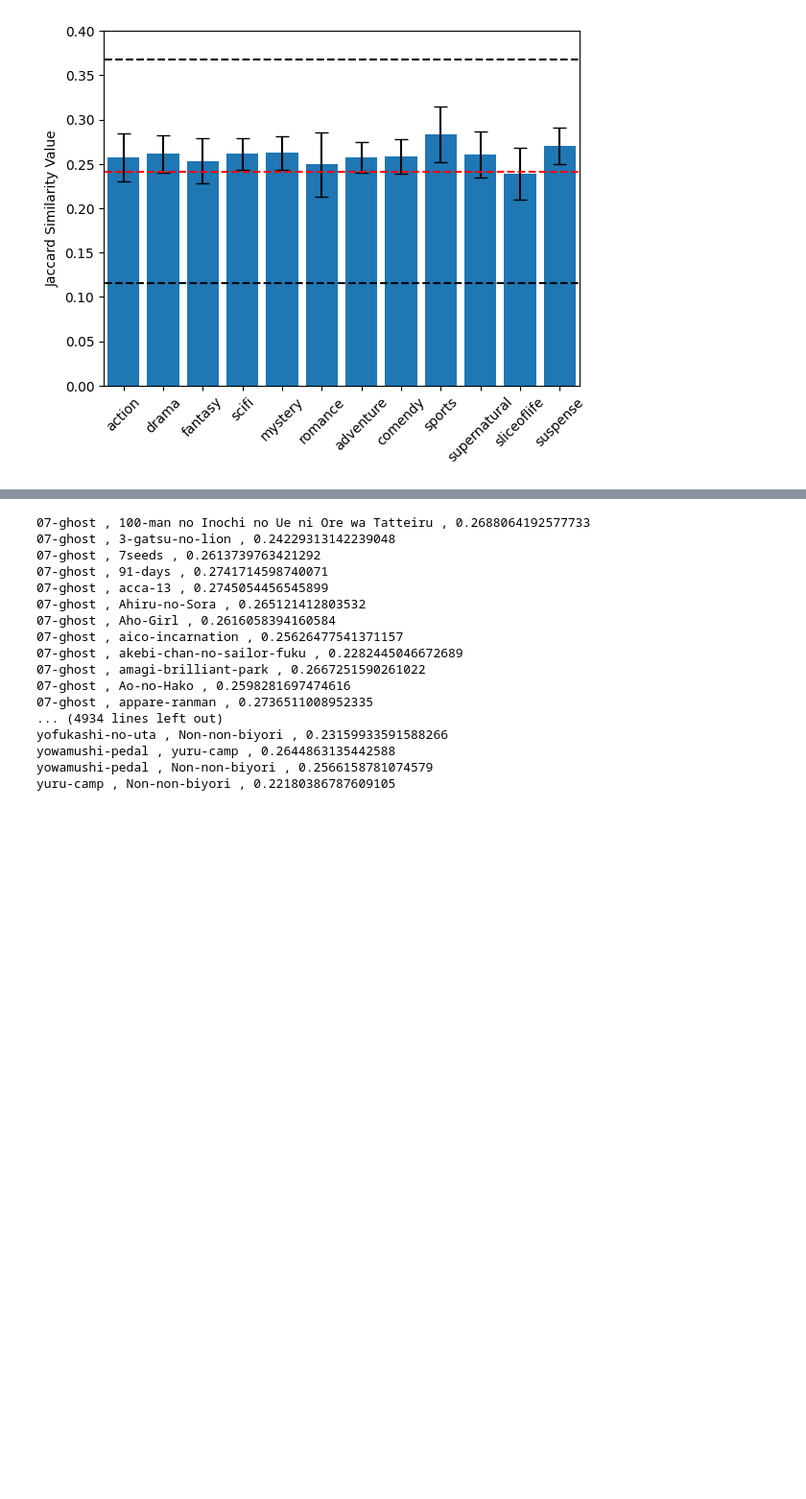
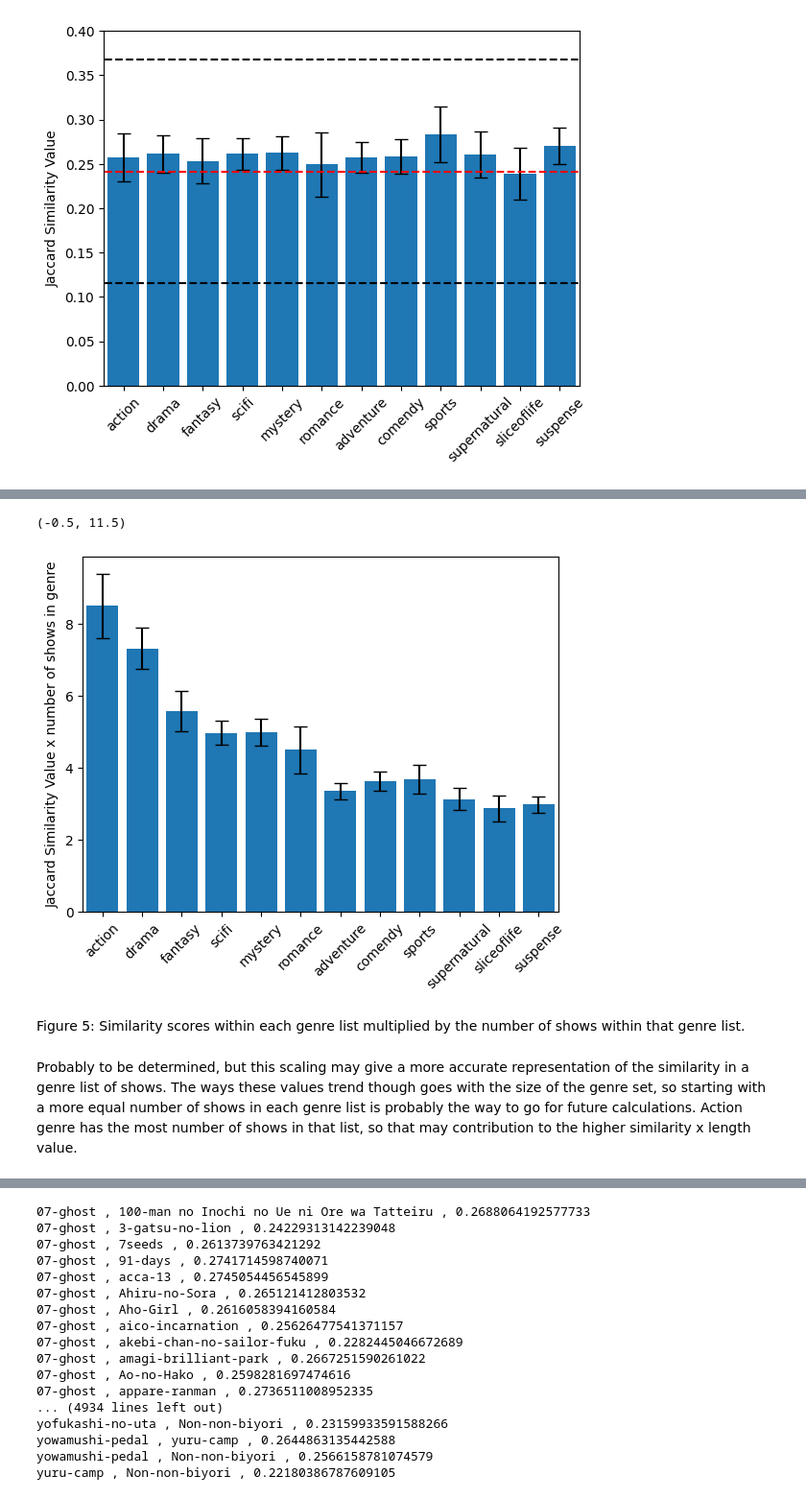
Before and after one commit to hhlohwv/Japanese-Similarity-Analysis, a Jupyter notebook: Japanese_similarity_analysis.ipynb, the cells around one changed output, grey strips where cells are left out. Shown at 96% size. Drawn from its saved outputs; the diff is of its cells as text; code cells hidden in the pictures; blank space fills up the shorter version.

```diff
--- a/Japanese_similarity_analysis.ipynb
+++ b/Japanese_similarity_analysis.ipynb
@@ -237,0 +239,8 @@ print(lemma_database['charlotte'])
+# %%
+# Number of unique lemmas are present in the entire dataset
+unique_lemmas = set()
+
+for series in lemma_database:
+    unique_lemmas = unique_lemmas.union(lemma_database[series])
+
+print(f"The total number of unique lemmas in the dataset is {len(unique_lemmas)}")
@@ -296,12 +331,0 @@ We can set this as a variable and see the impact.
-# %%
-import matplotlib.pyplot as plt
-import numpy as np
-from lemma_database_analysis import percentage_vocab_list
-
-core_domain_percent_threshold = 75  # percent threshold, greater is for core, less is for domain
-
-core_lemmas = percentage_vocab_list(lemma_database, core_domain_percent_threshold)
-
-database_minus_core = {}
-for series in lemma_database:
-    database_minus_core[series] = lemma_database[series].difference(core_lemmas)
@@ -635,0 +761,54 @@ plt.xlim((-0.5,11.5))
+# %%
+import matplotlib.pyplot as plt
+
+data2 = {
+        'action':action_similarity * len(action_shows),
+        'drama':drama_similarity * len(drama_shows),
+        'fantasy':fantasy_similarity * len(fantasy_shows),
+        'scifi':scifi_similarity * len(scifi_shows),
+        'mystery':mystery_similarity * len(mystery_shows),
+        'romance':romance_similarity * len(romance_shows),
+        'adventure':adventure_similarity * len(adventure_shows),
+        'comendy':comedy_similarity * len(comedy_shows),
+        'sports':sports_similarity * len(sports_shows),
+        'supernatural':supernatural_similarity * len(supernatural_shows),
+        'sliceoflife':sliceoflife_similarity * len(slice_of_life_shows),
+        'suspense':suspense_similarity * len(suspense_shows)
+        }
+
+std2 = {
+        'action':action_std * len(action_shows),
+        'drama':drama_std * len(drama_shows),
+        'fantasy':fantasy_std * len(fantasy_shows),
+        'scifi':scifi_std * len(scifi_shows),
+        'mystery':mystery_std * len(mystery_shows),
+        'romance':romance_std * len(romance_shows),
+        'adventure':adventure_std * len(adventure_shows),
+        'comendy':comedy_std * len(comedy_shows),
+        'sports':sports_std * len(sports_shows),
+        'supernatural':supernatural_std * len(supernatural_shows),
+        'sliceoflife':sliceoflife_std * len(slice_of_life_shows),
+        'suspense':suspense_std * len(suspense_shows)
+}
+
+genres2 = list(data2.keys())
+values2 = list(data2.values())
+std2 = list(std2.values())
+
+# Plotting
+fig = plt.figure()
+plt.bar(genres2, values2)
+plt.errorbar(genres2, values2, std2, fmt='none', ecolor='black', capsize=5)
+plt.xticks(rotation=45)
+plt.ylabel("Jaccard Similarity Value x number of shows in genre")
+# plt.ylim((0, 0.40))
+plt.xlim((-0.5,11.5))
+# %% [output]
+(-0.5, 11.5)
+[figure, added]
+# %% [markdown]
+Figure 5: Similarity scores within each genre list multiplied by the number of shows within that genre list.
+# %% [markdown]
+Probably to be determined, but this scaling may give a more accurate representation of the similarity in a genre list of shows.
+The ways these values trend though goes with the size of the genre set, so starting with a more equal number of shows in each genre list is probably the way to go for future calculations.
+Action genre has the most number of shows in that list, so that may contribution to the higher similarity x length value.
```
Also changed, not shown: parts of 38 cells of this notebook.
